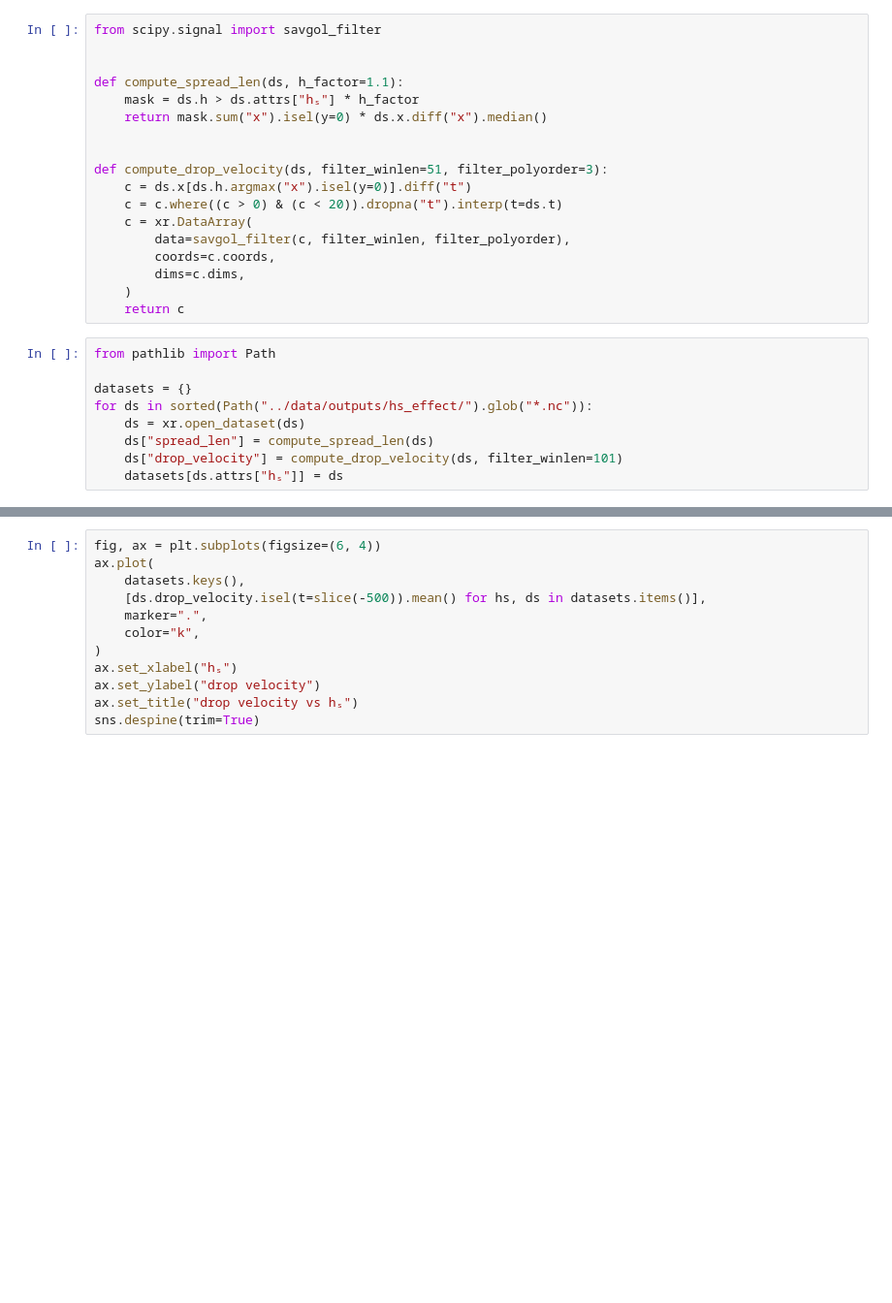
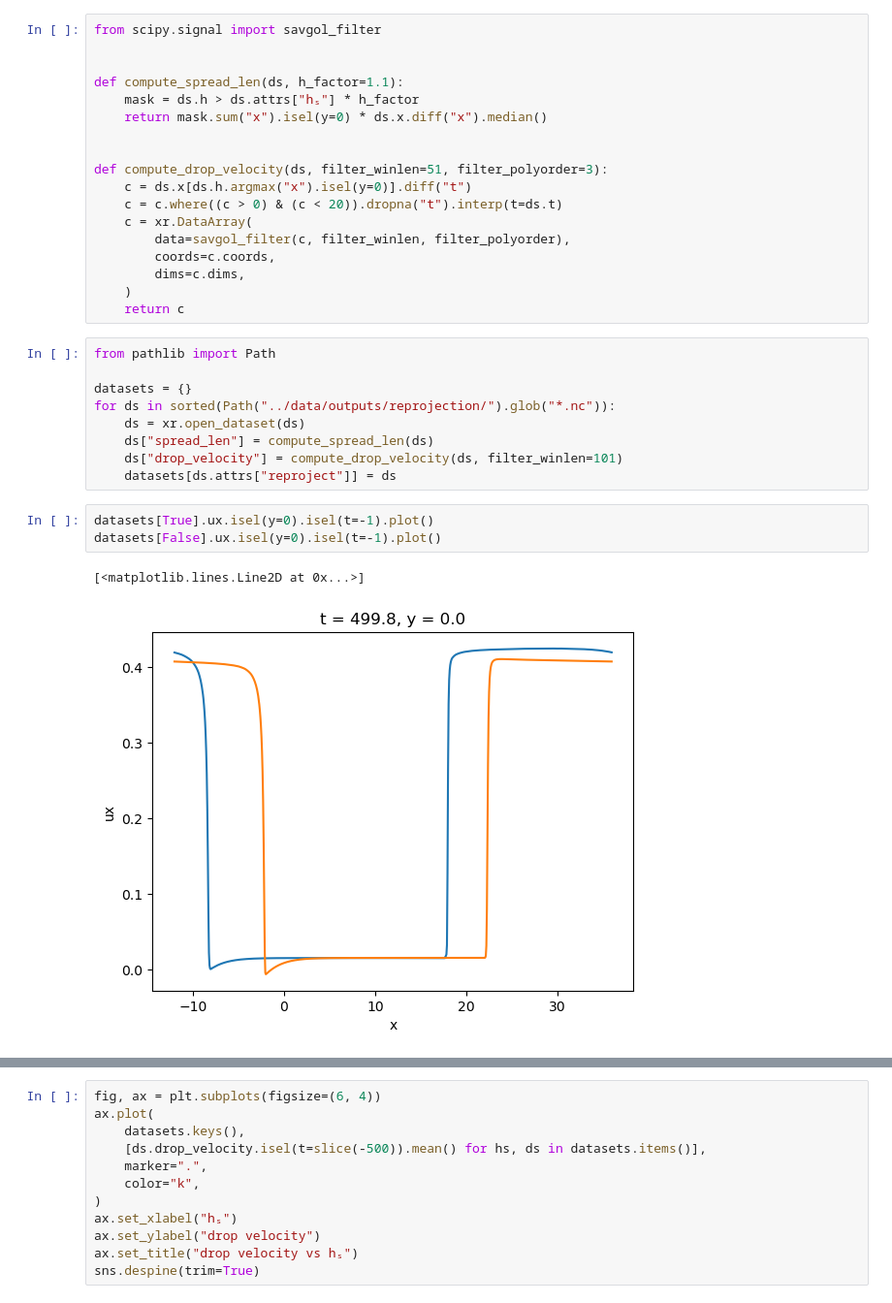
Before and after one commit to celliern/DropletSpreadingSim, a Jupyter notebook: scripts/80-explore_parametric.ipynb, the cells around one changed output, grey strips where cells are left out. Shown: that part at 97% size. Saved outputs shown, nothing was run; the diff lists cells and outputs as text; blank space fills up the shorter version.

```diff
--- a/scripts/10-explore_parametric.ipynb
+++ b/scripts/80-explore_parametric.ipynb
@@ -27,8 +27,14 @@ def compute_drop_velocity(ds, filter_winlen=51, filter_polyorder=3):
 from pathlib import Path
 
 datasets = {}
-for ds in sorted(Path("../data/outputs/hs_effect/").glob("*.nc")):
+for ds in sorted(Path("../data/outputs/reprojection/").glob("*.nc")):
     ds = xr.open_dataset(ds)
     ds["spread_len"] = compute_spread_len(ds)
     ds["drop_velocity"] = compute_drop_velocity(ds, filter_winlen=101)
-    datasets[ds.attrs["hₛ"]] = ds
+    datasets[ds.attrs["reproject"]] = ds
+# %%
+datasets[True].ux.isel(y=0).isel(t=-1).plot()
+datasets[False].ux.isel(y=0).isel(t=-1).plot()
+# %% [output]
+[<matplotlib.lines.Line2D at 0x...>]
+[figure, added]
```
Also changed, not shown: parts of 2 cells of this notebook.
